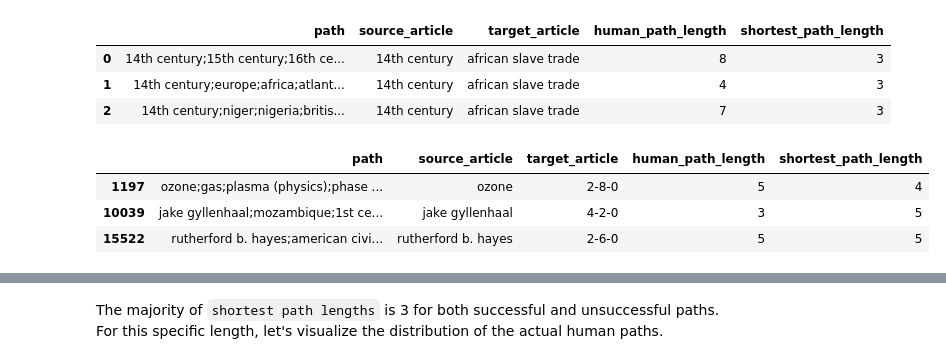
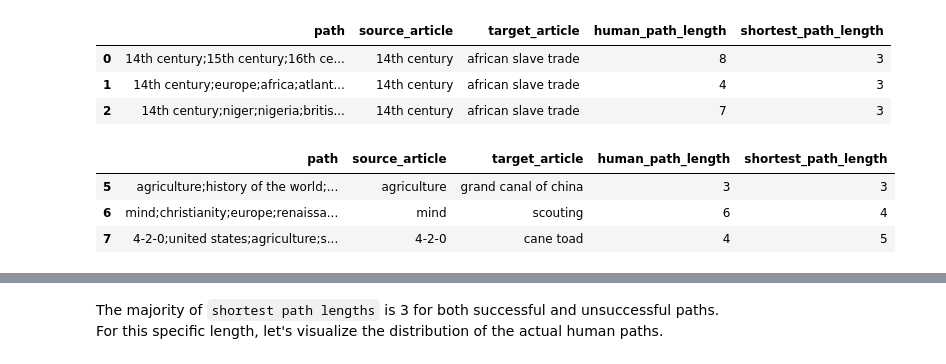
Before and after one commit to epfl-ada/ada-2022-project-theadalyzers, a Jupyter notebook: Dataset-Processing.ipynb, the cells around one changed output, grey strips where cells are left out. Saved outputs shown, nothing was run; the diff lists cells and outputs as text; code cells hidden in the pictures.

```diff
--- a/Dataset-Processing.ipynb
+++ b/Dataset-Processing.ipynb
@@ -133,12 +118,12 @@ def augment_with_shortest_path(df: pd.DataFrame, successful: bool) -> pd.DataFra
         for human_path, target in zip(df['path'], df['target']):
 
             split_path = str_url_format(human_path).split(";")
-
             paths.append(";".join(split_path))
             # subtract 1 because we do not count the source article
             human_path_lengths.append(len(split_path)-1)
 
             source = split_path[0]
+            target = str_url_format(target)
             source_articles.append(source)
             target_articles.append(target)
 
@@ -188,17 +174,21 @@ successful_df.head(3)
 # %%
 unsuccessful_df = augment_with_shortest_path(df=paths_unfinished_df, successful=False)
 
 # some target articles for unsuccessful paths were not provided in the plain_text folder, denoted in
 # the DataFrame as "N/A". Remove these
-unsuccessful_df = unsuccessful_df[(unsuccessful_df['shortest_path_length'].apply(lambda x: x != 'N/A' and x != 'Impossible'))]
+unsuccessful_df = (unsuccessful_df[(unsuccessful_df['shortest_path_length']
+                                    .apply(lambda x: x != 'N/A' and x != 'Impossible'))])
+
 # some unsuccesful paths only contain 1 article because the user didn't click anything
 # these are less meaningful paths to analyze as we are interested in users who tried but failed
 # we will keep paths where the human clicked at least 3 articles
-unsuccessful_df = unsuccessful_df[(unsuccessful_df['shortest_path_length'].apply(lambda x: x >= 3))]
+
+#unsuccessful_df = unsuccessful_df[(unsuccessful_df['shortest_path_length'].apply(lambda x: x >= 3))]
 unsuccessful_df = unsuccessful_df[(unsuccessful_df['human_path_length'].apply(lambda x: x >= 3))]
+
 unsuccessful_df.head(3)
 # %% [output]
 |  | path | source_article | target_article | human_path_length | shortest_path_length |
-| 1197 | ozone;gas;plasma (physics);phase ... | ozone | 2-8-0 | 5 | 4 |
-| 10039 | jake gyllenhaal;mozambique;1st ce... | jake gyllenhaal | 4-2-0 | 3 | 5 |
-| 15522 | rutherford b. hayes;american civi... | rutherford b. hayes | 2-6-0 | 5 | 5 |
+| 5 | agriculture;history of the world;... | agriculture | grand canal of china | 3 | 3 |
+| 6 | mind;christianity;europe;renaissa... | mind | scouting | 6 | 4 |
+| 7 | 4-2-0;united states;agriculture;s... | 4-2-0 | cane toad | 4 | 5 |
```
Also changed, not shown: parts of 11 cells of this notebook, 1 other file.
